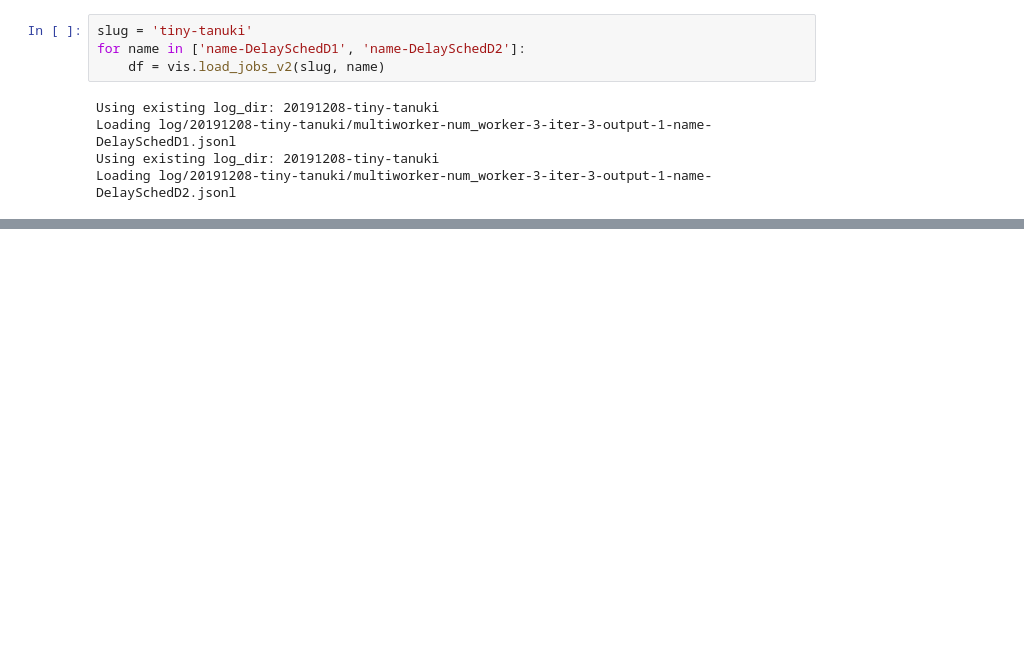
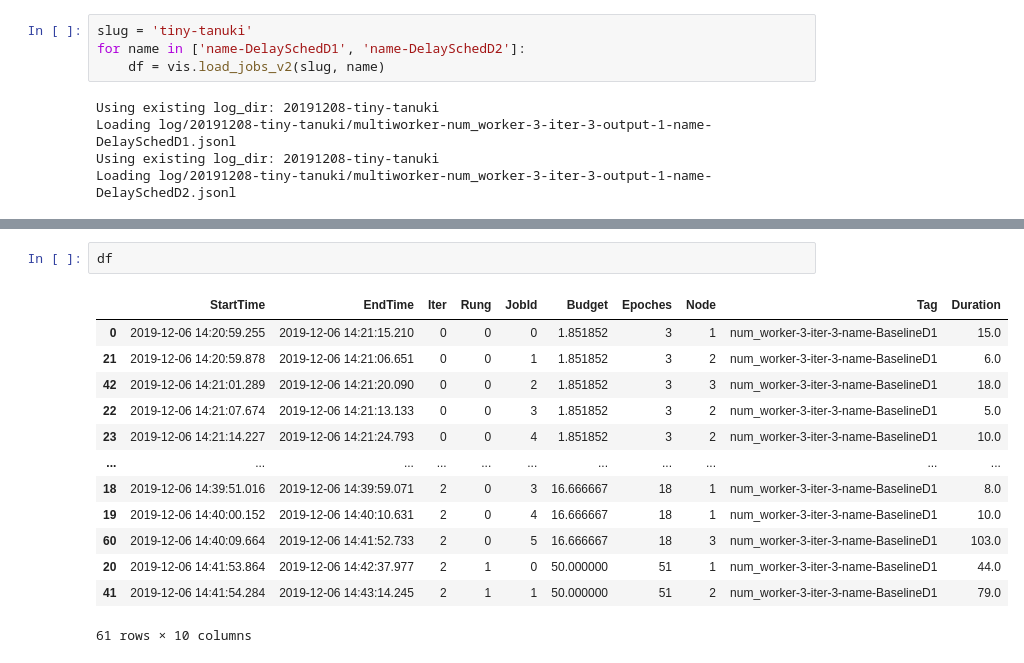
Before and after one commit to jaywonchung/ngpus-profile, a Jupyter notebook: scripts/ana.ipynb, the cells around one changed output, grey strips where cells are left out. Drawn from its saved outputs; the diff is of its cells as text; blank space fills up the shorter version.

```diff
--- a/scripts/ana.ipynb
+++ b/scripts/ana.ipynb
@@ -713,0 +909,16 @@ df.loc[(0, 1, 1), 'Raw']
+# %%
+df
+# %% [output]
+|  | StartTime | EndTime | Iter | Rung | JobId | Budget | Epoches | Node | Tag | Duration |
+| 0 | 2019-12-06 14:20:59.255 | 2019-12-06 14:21:15.210 | 0 | 0 | 0 | 1.851852 | 3 | 1 | num_worker-3-iter-3-name-BaselineD1 | 15.0 |
+| 21 | 2019-12-06 14:20:59.878 | 2019-12-06 14:21:06.651 | 0 | 0 | 1 | 1.851852 | 3 | 2 | num_worker-3-iter-3-name-BaselineD1 | 6.0 |
+| 42 | 2019-12-06 14:21:01.289 | 2019-12-06 14:21:20.090 | 0 | 0 | 2 | 1.851852 | 3 | 3 | num_worker-3-iter-3-name-BaselineD1 | 18.0 |
+| 22 | 2019-12-06 14:21:07.674 | 2019-12-06 14:21:13.133 | 0 | 0 | 3 | 1.851852 | 3 | 2 | num_worker-3-iter-3-name-BaselineD1 | 5.0 |
+| 23 | 2019-12-06 14:21:14.227 | 2019-12-06 14:21:24.793 | 0 | 0 | 4 | 1.851852 | 3 | 2 | num_worker-3-iter-3-name-BaselineD1 | 10.0 |
+| ... | ... | ... | ... | ... | ... | ... | ... | ... | ... | ... |
+| 18 | 2019-12-06 14:39:51.016 | 2019-12-06 14:39:59.071 | 2 | 0 | 3 | 16.666667 | 18 | 1 | num_worker-3-iter-3-name-BaselineD1 | 8.0 |
+| 19 | 2019-12-06 14:40:00.152 | 2019-12-06 14:40:10.631 | 2 | 0 | 4 | 16.666667 | 18 | 1 | num_worker-3-iter-3-name-BaselineD1 | 10.0 |
+| 60 | 2019-12-06 14:40:09.664 | 2019-12-06 14:41:52.733 | 2 | 0 | 5 | 16.666667 | 18 | 3 | num_worker-3-iter-3-name-BaselineD1 | 103.0 |
+| 20 | 2019-12-06 14:41:53.864 | 2019-12-06 14:42:37.977 | 2 | 1 | 0 | 50.000000 | 51 | 1 | num_worker-3-iter-3-name-BaselineD1 | 44.0 |
+| 41 | 2019-12-06 14:41:54.284 | 2019-12-06 14:43:14.245 | 2 | 1 | 1 | 50.000000 | 51 | 2 | num_worker-3-iter-3-name-BaselineD1 | 79.0 |
+61 rows × 10 columns
```
Also changed, not shown: parts of 32 cells of this notebook, 2 other files.
